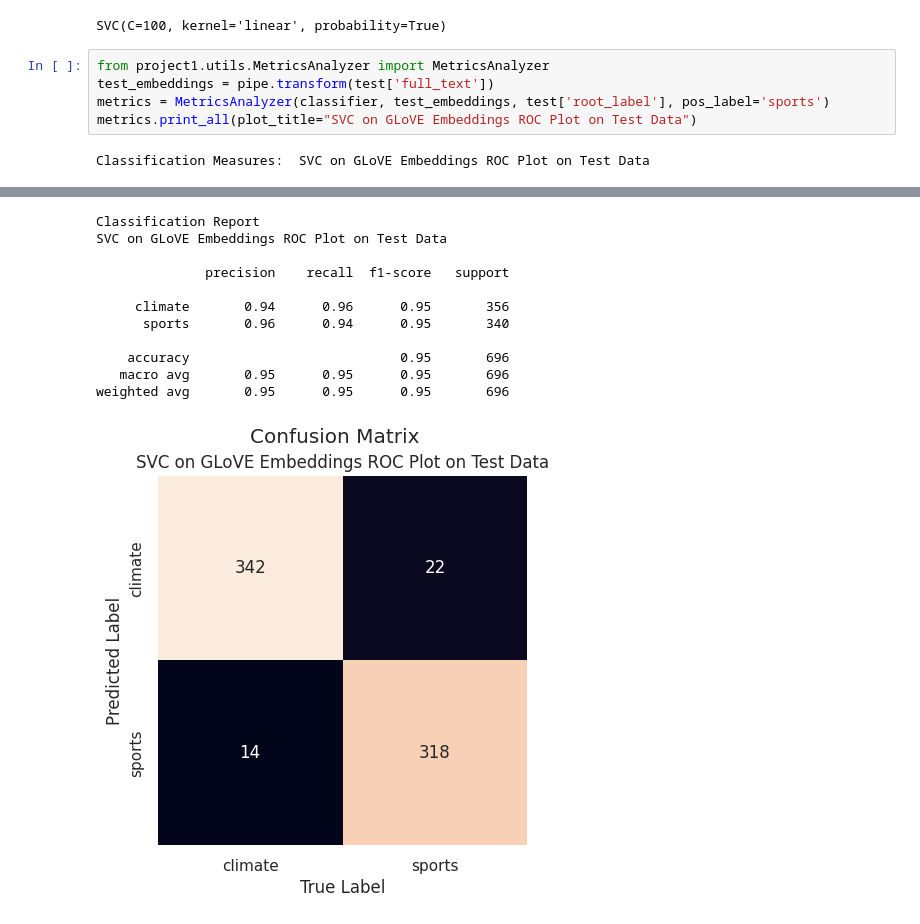
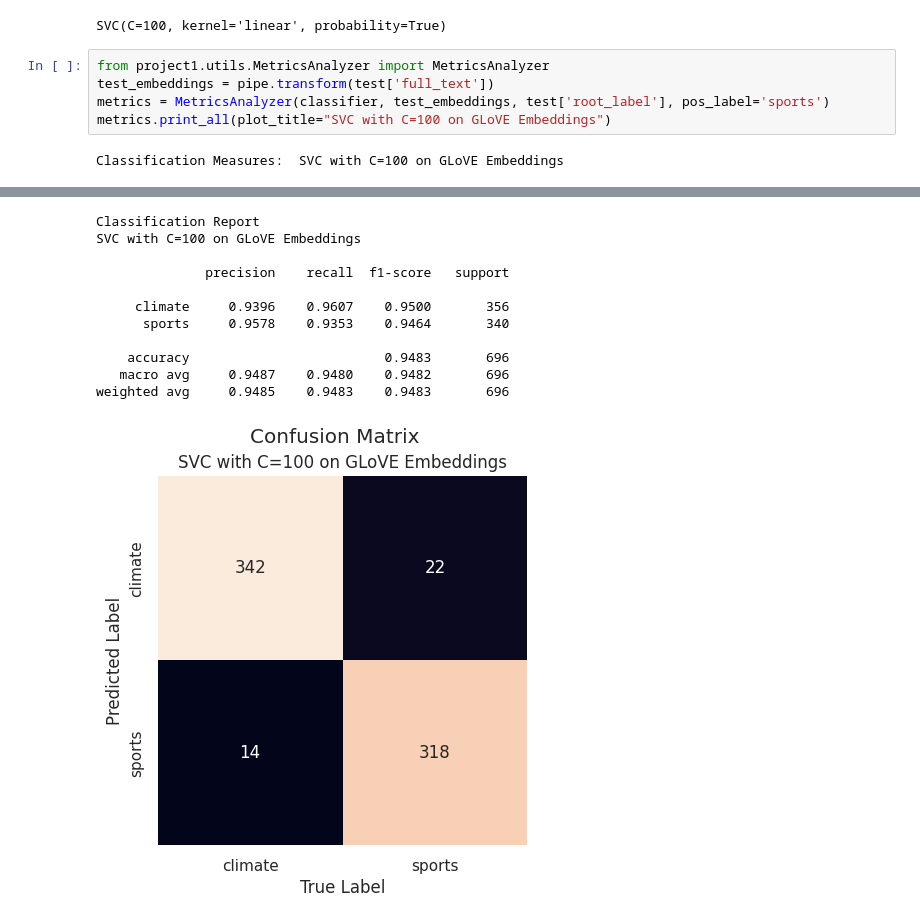
Before and after one commit to papaymaguire/ece219-project1, a Jupyter notebook: project1/notebooks/question11.ipynb, the cells around one changed output, grey strips where cells are left out. Cells and saved outputs as stored; diff of their text form.

Commit message:
Ran notebook to reflect changes to MetricsAnalyzer

```diff
--- a/project1/notebooks/question11.ipynb
+++ b/project1/notebooks/question11.ipynb
@@ -70,6 +70,6 @@ SVC(C=100, kernel='linear', probability=True)
 from project1.utils.MetricsAnalyzer import MetricsAnalyzer
 test_embeddings = pipe.transform(test['full_text'])
 metrics = MetricsAnalyzer(classifier, test_embeddings, test['root_label'], pos_label='sports')
-metrics.print_all(plot_title="SVC on GLoVE Embeddings ROC Plot on Test Data")
+metrics.print_all(plot_title="SVC with C=100 on GLoVE Embeddings")
 # %% [output]
-Classification Measures:  SVC on GLoVE Embeddings ROC Plot on Test Data
+Classification Measures:  SVC with C=100 on GLoVE Embeddings
@@ -77,12 +77,12 @@ Classification Measures:  SVC on GLoVE Embeddings ROC Plot on Test Data
 Classification Report
-SVC on GLoVE Embeddings ROC Plot on Test Data
+SVC with C=100 on GLoVE Embeddings
 
               precision    recall  f1-score   support
 
-     climate       0.94      0.96      0.95       356
-      sports       0.96      0.94      0.95       340
+     climate     0.9396    0.9607    0.9500       356
+      sports     0.9578    0.9353    0.9464       340
 
-    accuracy                           0.95       696
-   macro avg       0.95      0.95      0.95       696
-weighted avg       0.95      0.95      0.95       696
+    accuracy                         0.9483       696
+   macro avg     0.9487    0.9480    0.9482       696
+weighted avg     0.9485    0.9483    0.9483       696
-[figure, old version]
+[figure, new version]
```
Also changed, not shown: parts of 2 cells of this notebook.
